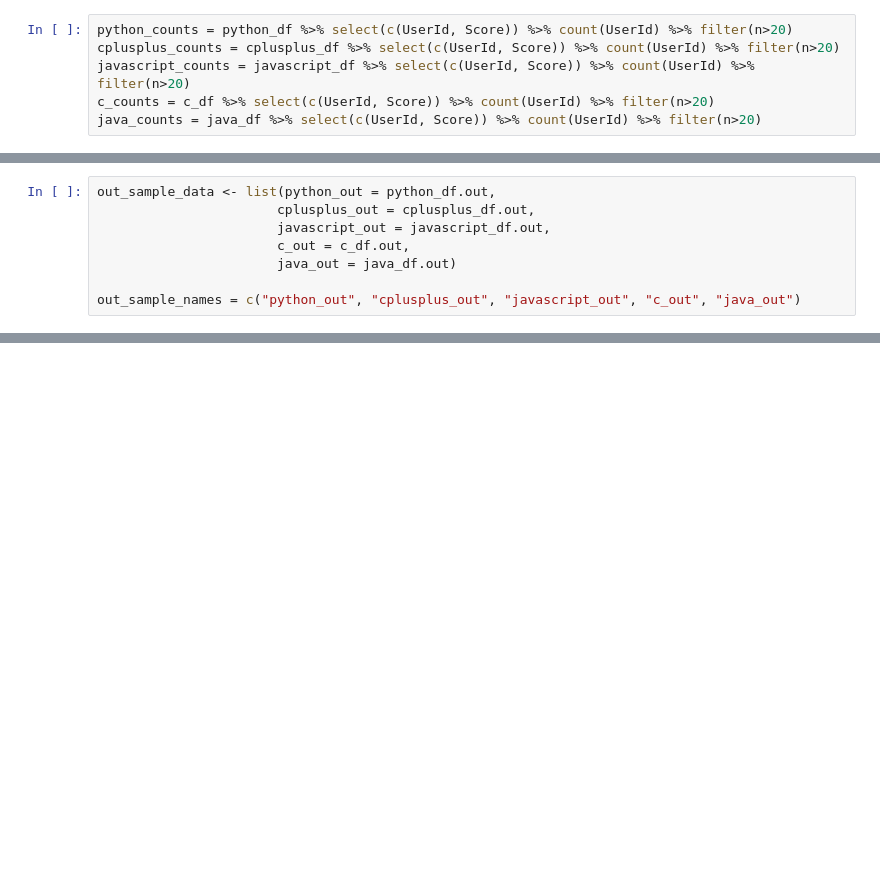
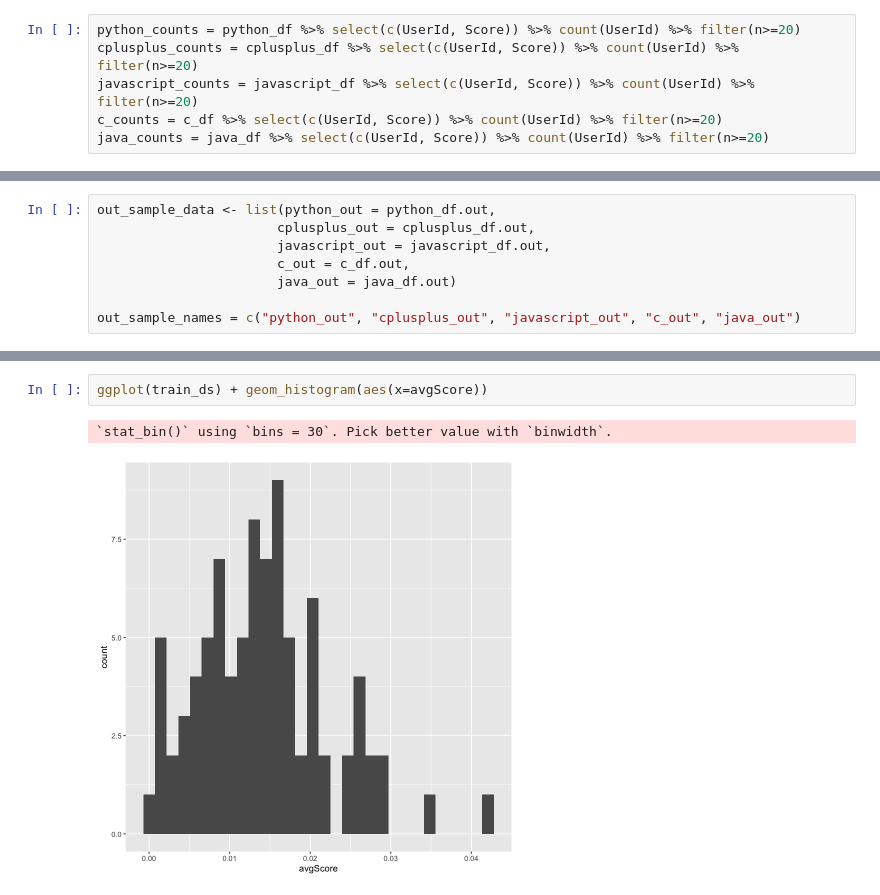
Before and after one commit to LEFTA98/empirical_bayes, a Jupyter notebook: sede_prelim_experiments.ipynb, the cells around one changed output, grey strips where cells are left out. Saved outputs shown, nothing was run; the diff lists cells and outputs as text; blank space fills up the shorter version.

```diff
--- a/sede_prelim_experiments.ipynb
+++ b/sede_prelim_experiments.ipynb
@@ -105,11 +123,11 @@ javascript_df = filter(raw_df, grepl("<javascript>", raw_df$Tags, fixed=TRUE))
 c_df = filter(raw_df, grepl("<c>", raw_df$Tags, fixed=TRUE))
 java_df = filter(raw_df, grepl("<java>", raw_df$Tags, fixed=TRUE))
 # %%
-python_counts = python_df %>% select(c(UserId, Score)) %>% count(UserId) %>% filter(n>20)
-cplusplus_counts = cplusplus_df %>% select(c(UserId, Score)) %>% count(UserId) %>% filter(n>20)
-javascript_counts = javascript_df %>% select(c(UserId, Score)) %>% count(UserId) %>% filter(n>20)
-c_counts = c_df %>% select(c(UserId, Score)) %>% count(UserId) %>% filter(n>20)
-java_counts = java_df %>% select(c(UserId, Score)) %>% count(UserId) %>% filter(n>20)
+python_counts = python_df %>% select(c(UserId, Score)) %>% count(UserId) %>% filter(n>=20)
+cplusplus_counts = cplusplus_df %>% select(c(UserId, Score)) %>% count(UserId) %>% filter(n>=20)
+javascript_counts = javascript_df %>% select(c(UserId, Score)) %>% count(UserId) %>% filter(n>=20)
+c_counts = c_df %>% select(c(UserId, Score)) %>% count(UserId) %>% filter(n>=20)
+java_counts = java_df %>% select(c(UserId, Score)) %>% count(UserId) %>% filter(n>=20)
 # %%
 python_df = merge(python_counts, python_df, by="UserId")
 cplusplus_df = merge(cplusplus_counts, cplusplus_df, by="UserId")
@@ -307,0 +413,5 @@ A data.frame: 40 × 4
+# %%
+ggplot(train_ds) + geom_histogram(aes(x=avgScore))
+# %% [output]
+`stat_bin()` using `bins = 30`. Pick better value with `binwidth`.
+[figure, added]
```
Also changed, not shown: parts of 21 cells of this notebook, 1 other file.
